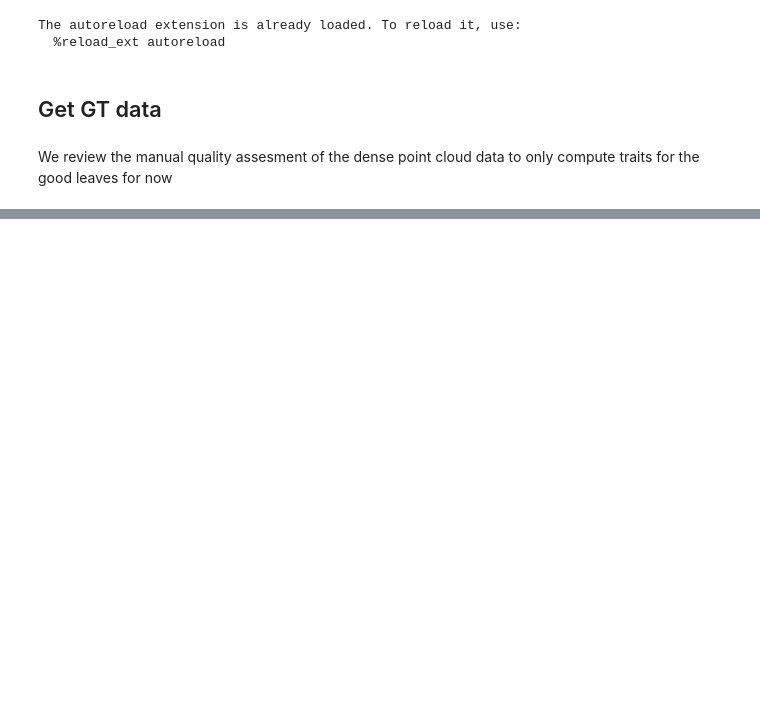
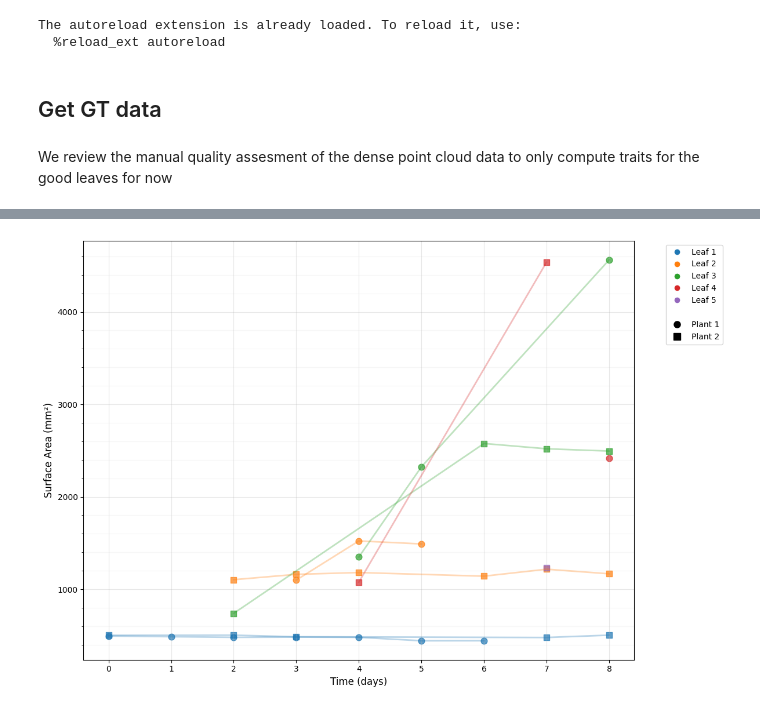
Before and after one commit to Joaquin-Gajardo/plant-shape-analysis, a Jupyter notebook: notebooks/7-compute_traits_TrackPlant3D.ipynb, the cells around one changed output, grey strips where cells are left out. Drawn from its saved outputs; the diff is of its cells as text; code cells hidden in the pictures; blank space fills up the shorter version.

```diff
--- a/notebooks/7-compute_traits_TrackPlant3D.ipynb
+++ b/notebooks/7-compute_traits_TrackPlant3D.ipynb
@@ -73,0 +83,81 @@ good_leaves.groupby('leaf_sequence_id').agg(count=('dense_leaf_id', 'count')).re
+# %%
+# Check if we have data to plot
+if len(plot_df) == 0:
+    print("No data available for plotting. Please check the data extraction step above.")
+else:
+    # Create the plot with different markers for plants and colors for leaf numbers
+    plt.figure(figsize=(12, 8))
+
+    # Define colors for each leaf number (use enough colors for all possible leaf numbers)
+    colors = plt.cm.tab10(np.arange(10))  # Use tab10 colormap for distinct colors
+    markers = ['o', 's', '^']  # Different markers for different plants
+
+    # Get unique plants and leaf numbers
+    plants = sorted(plot_df['plant'].unique())
+    leaf_numbers = sorted(plot_df['leaf'].unique())
+
+    print(f"Plants: {plants}")
+    print(f"Leaf numbers: {leaf_numbers}")
+
+    # Plot each combination of plant and leaf number
+    for i, plant in enumerate(plants):
+        for leaf_num in leaf_numbers:
+            # Filter data for this plant and leaf number
+            data_subset = plot_df[(plot_df['plant'] == plant) & (plot_df['leaf'] == leaf_num)]
+
+            if len(data_subset) > 0:
+                plt.scatter(data_subset['day'], data_subset['surface_area_mm2'],
+                           color=colors[leaf_num-1], marker=markers[i], s=60,
+                           label=f'Plant {plant}, Leaf {leaf_num}' if i == 0 else '',  # Only label once per leaf
+                           alpha=0.7)
+
+                # Connect points for the same leaf within a plant with lines
+                if len(data_subset) > 1:
+                    sorted_data = data_subset.sort_values('day')
+                    plt.plot(sorted_data['day'], sorted_data['surface_area_mm2'],
+                            color=colors[leaf_num-1], linestyle='-', alpha=0.3, linewidth=2)
+
+    plt.xlabel('Time (days)', fontsize=12)
+    plt.ylabel('Surface Area (mm²)', fontsize=12)
+    #plt.title('Leaf Surface Area Over Time by Leaf Number\n(Good Quality Leaves Only)', fontsize=14)
+
+    # Add minor ticks on y-axis
+    from matplotlib.ticker import AutoMinorLocator
+    plt.gca().yaxis.set_minor_locator(AutoMinorLocator())
+    plt.grid(True, alpha=0.3)
+    plt.grid(True, which='minor', alpha=0.1)
+
+    # Create custom legend
+    legend_elements = []
+
+    # Add leaf number colors to legend
+    for leaf_num in leaf_numbers:
+        legend_elements.append(Line2D([0], [0], marker='o', color='w',
+                                     markerfacecolor=colors[leaf_num-1], markersize=8,
+                                     label=f'Leaf {leaf_num}'))
+
+    # Add plant markers to legend
+    legend_elements.append(Line2D([0], [0], marker='', color='w', label=''))  # Spacer
+    for i, plant in enumerate(plants):
+        legend_elements.append(Line2D([0], [0], marker=markers[i], color='k',
+                                     markersize=8, linestyle='None',
+                                     label=f'Plant {plant}'))
+
+    plt.legend(handles=legend_elements, bbox_to_anchor=(1.05, 1), loc='upper left')
+    plt.tight_layout()
+
+    # Save the figure
+    Path("../figures").mkdir(parents=True, exist_ok=True)
+    plt.savefig("../figures/trackplant3D_gt_leaves_area_timeseries.pdf", dpi=300, bbox_inches='tight')
+
+    plt.show()
+
+
+    # Print summary statistics
+    print("\nSummary by leaf number:")
+    for leaf_num in leaf_numbers:
+        data_subset = plot_df[plot_df['leaf'] == leaf_num]
+        if len(data_subset) > 0:
+            print(f"Leaf {leaf_num}: {len(data_subset)} measurements, "
+                  f"Area range: {data_subset['surface_area_mm2'].min():.1f} - {data_subset['surface_area_mm2'].max():.1f} mm²")
+# %% [output]
@@ -73,0 +166 @@ good_leaves.groupby('leaf_sequence_id').agg(count=('dense_leaf_id', 'count')).re
+[figure, added]
```
Also changed, not shown: parts of 5 cells of this notebook, 1 other file.
